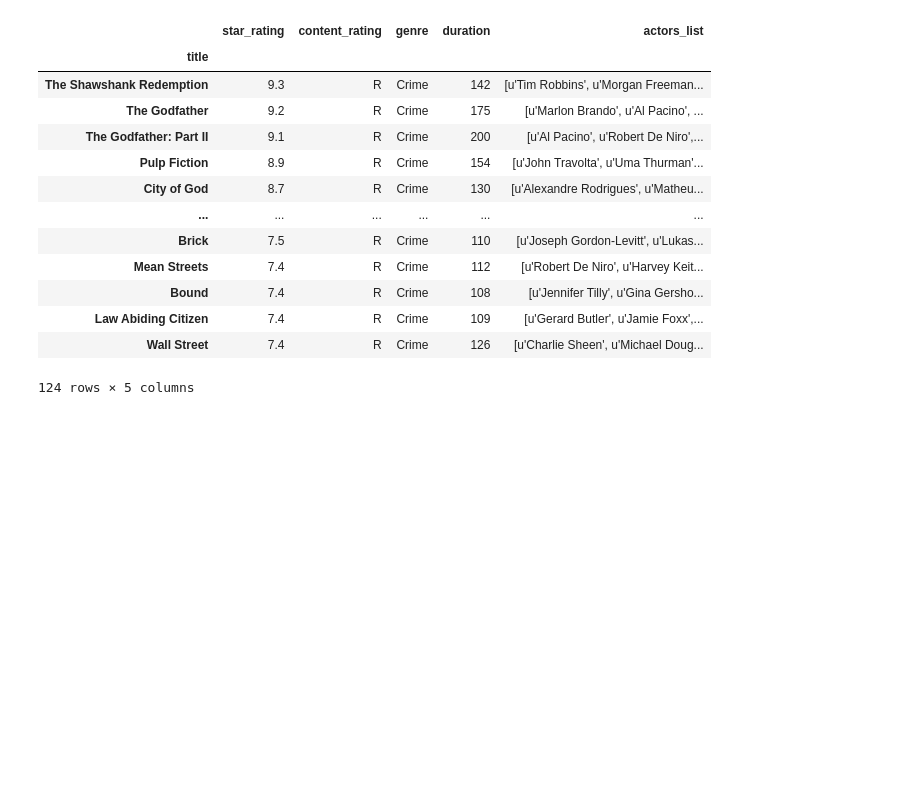
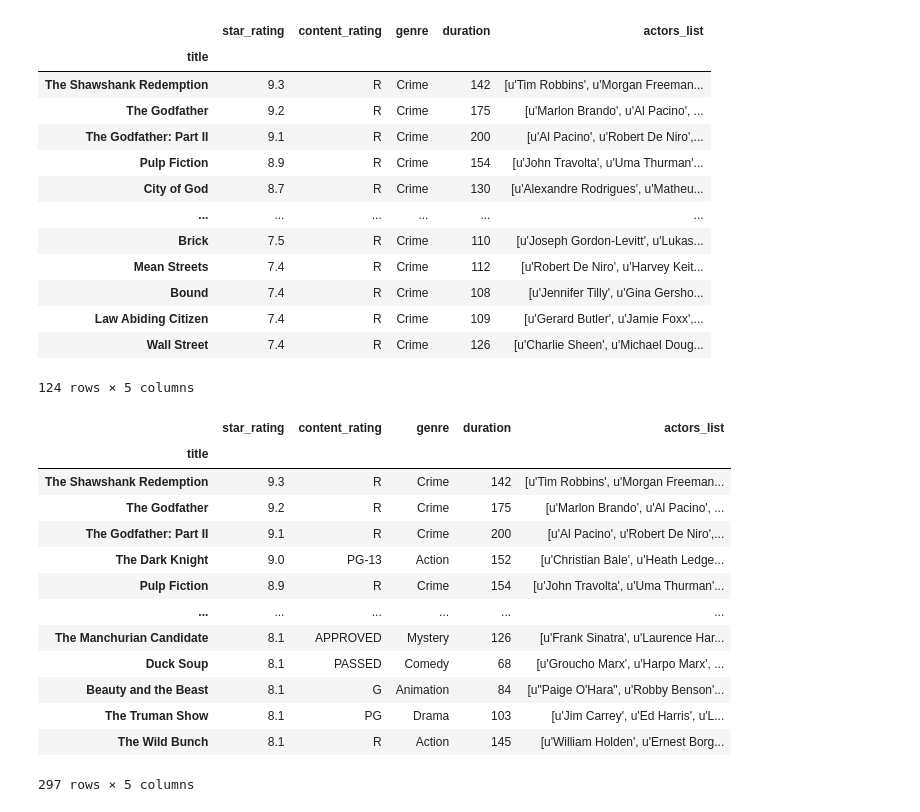
Before and after one commit to iftikhar200/DEV1, a Jupyter notebook: ai.ipynb, the cells around one changed output. Cells and saved outputs as stored; diff of their text form; code cells hidden in the pictures; blank space fills up the shorter version.

```diff
--- a/ai.ipynb
+++ b/ai.ipynb
@@ -134,3 +134,22 @@ df[df["genre"]=="Crime"]
 | Law Abiding Citizen | 7.4 | R | Crime | 109 | [u'Gerard Butler', u'Jamie Foxx',... |
 | Wall Street | 7.4 | R | Crime | 126 | [u'Charlie Sheen', u'Michael Doug... |
 124 rows × 5 columns
+# %%
+d=df["star_rating"]>8
+
+df[d]
+# %% [output]
+|  | star_rating | content_rating | genre | duration | actors_list |
+| title |  |  |  |  |  |
+| The Shawshank Redemption | 9.3 | R | Crime | 142 | [u'Tim Robbins', u'Morgan Freeman... |
+| The Godfather | 9.2 | R | Crime | 175 | [u'Marlon Brando', u'Al Pacino', ... |
+| The Godfather: Part II | 9.1 | R | Crime | 200 | [u'Al Pacino', u'Robert De Niro',... |
+| The Dark Knight | 9.0 | PG-13 | Action | 152 | [u'Christian Bale', u'Heath Ledge... |
+| Pulp Fiction | 8.9 | R | Crime | 154 | [u'John Travolta', u'Uma Thurman'... |
+| ... | ... | ... | ... | ... | ... |
+| The Manchurian Candidate | 8.1 | APPROVED | Mystery | 126 | [u'Frank Sinatra', u'Laurence Har... |
+| Duck Soup | 8.1 | PASSED | Comedy | 68 | [u'Groucho Marx', u'Harpo Marx', ... |
+| Beauty and the Beast | 8.1 | G | Animation | 84 | [u"Paige O'Hara", u'Robby Benson'... |
+| The Truman Show | 8.1 | PG | Drama | 103 | [u'Jim Carrey', u'Ed Harris', u'L... |
+| The Wild Bunch | 8.1 | R | Action | 145 | [u'William Holden', u'Ernest Borg... |
+297 rows × 5 columns
```
Also changed, not shown: parts of 1 cell of this notebook.
